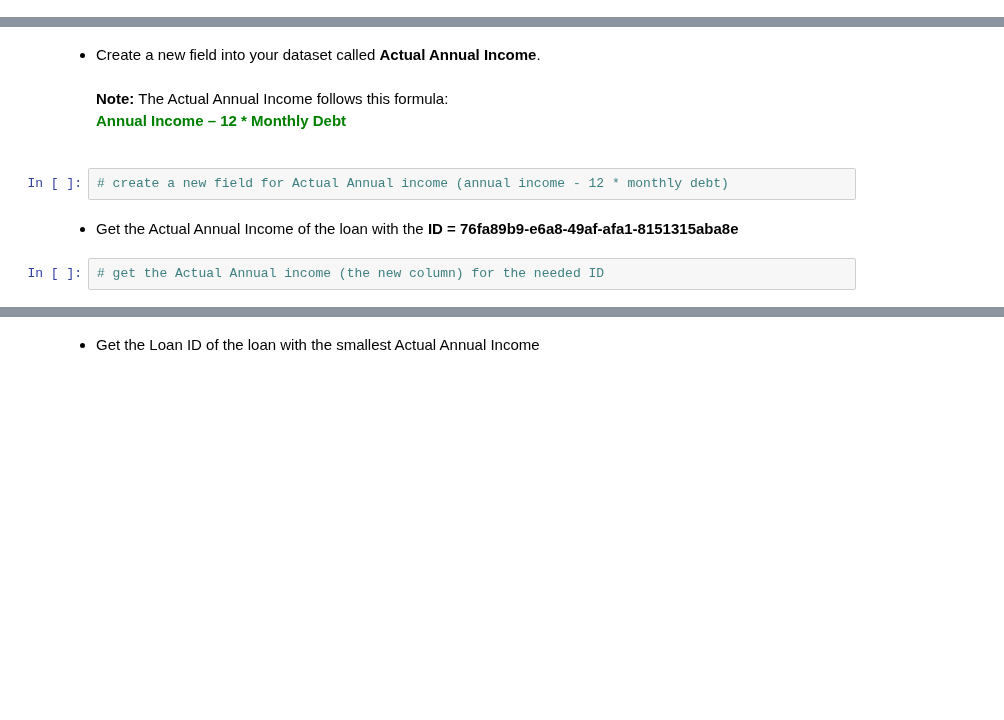
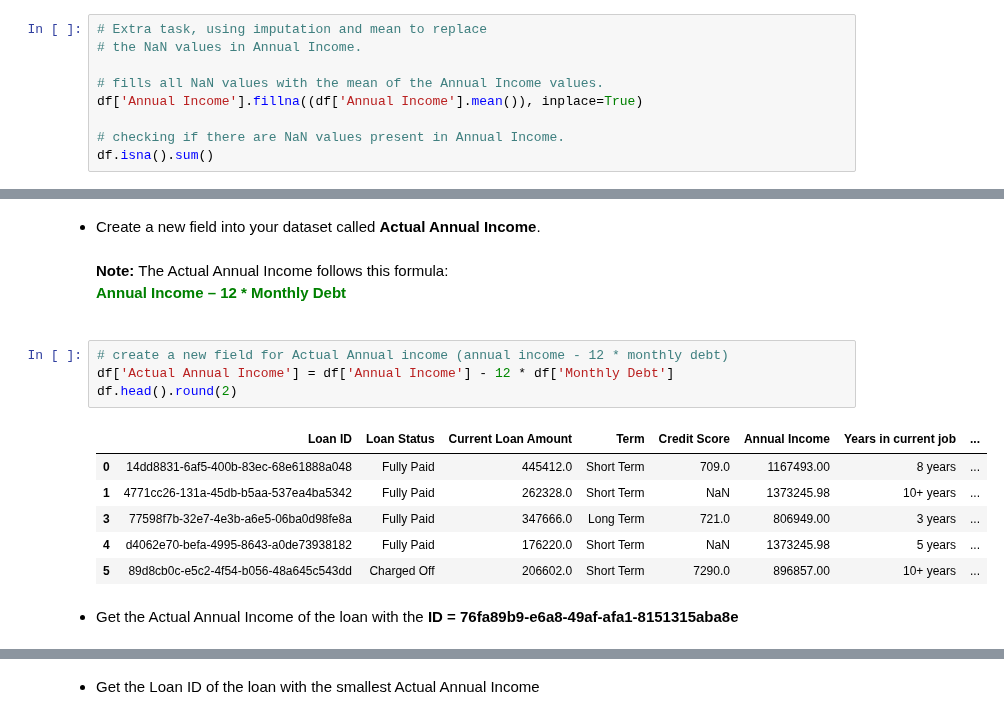
Before and after one commit to jehuhta/Intro_Data_Analytics_Huhta_Jeremy_Spring2025, a Jupyter notebook: Exercises_2_Pandas/DataAnalyticsExerciseSet2.ipynb, the cells around one changed output, grey strips where cells are left out. Saved outputs shown, nothing was run; the diff lists cells and outputs as text; blank space fills up the shorter version.

```diff
--- a/Exercises_2_Pandas/DataAnalyticsExerciseSet2.ipynb
+++ b/Exercises_2_Pandas/DataAnalyticsExerciseSet2.ipynb
@@ -48,0 +112,9 @@ You can return all of these exercises in a single Jupyter Notebook, if you wish.
+# %%
+# Extra task, using imputation and mean to replace
+# the NaN values in Annual Income.
+
+# fills all NaN values with the mean of the Annual Income values.
+df['Annual Income'].fillna((df['Annual Income'].mean()), inplace=True)
+
+# checking if there are NaN values present in Annual Income.
+df.isna().sum()
@@ -64,7 +186,14 @@ You can return all of these exercises in a single Jupyter Notebook, if you wish.
 <b style="color: green">Annual Income – 12 * Monthly Debt</b><br><br>
 # %%
 # create a new field for Actual Annual income (annual income - 12 * monthly debt)
+df['Actual Annual Income'] = df['Annual Income'] - 12 * df['Monthly Debt']
+df.head().round(2)
+# %% [output]
+|  | Loan ID | Loan Status | Current Loan Amount | Term | Credit Score | Annual Income | Years in current job | ... |
+| 0 | 14dd8831-6af5-400b-83ec-68e61888a048 | Fully Paid | 445412.0 | Short Term | 709.0 | 1167493.00 | 8 years | ... |
+| 1 | 4771cc26-131a-45db-b5aa-537ea4ba5342 | Fully Paid | 262328.0 | Short Term | NaN | 1373245.98 | 10+ years | ... |
+| 3 | 77598f7b-32e7-4e3b-a6e5-06ba0d98fe8a | Fully Paid | 347666.0 | Long Term | 721.0 | 806949.00 | 3 years | ... |
+| 4 | d4062e70-befa-4995-8643-a0de73938182 | Fully Paid | 176220.0 | Short Term | NaN | 1373245.98 | 5 years | ... |
+| 5 | 89d8cb0c-e5c2-4f54-b056-48a645c543dd | Charged Off | 206602.0 | Short Term | 7290.0 | 896857.00 | 10+ years | ... |
 # %% [markdown]
 <li>Get the Actual Annual Income of the loan with the <b>ID = 76fa89b9-e6a8-49af-afa1-8151315aba8e</b></li>
-# %%
-# get the Actual Annual income (the new column) for the needed ID
```
Also changed, not shown: parts of 18 cells of this notebook.
